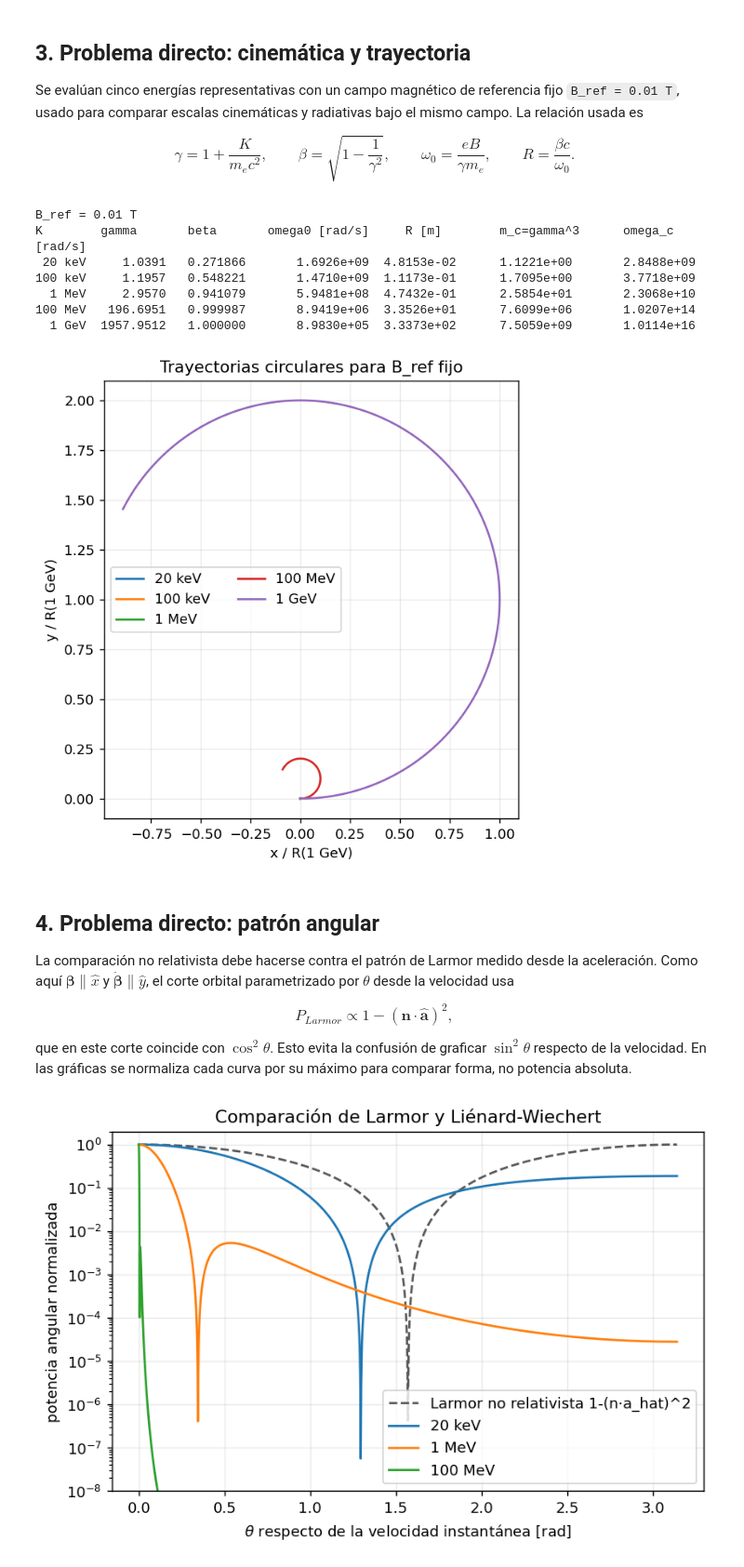
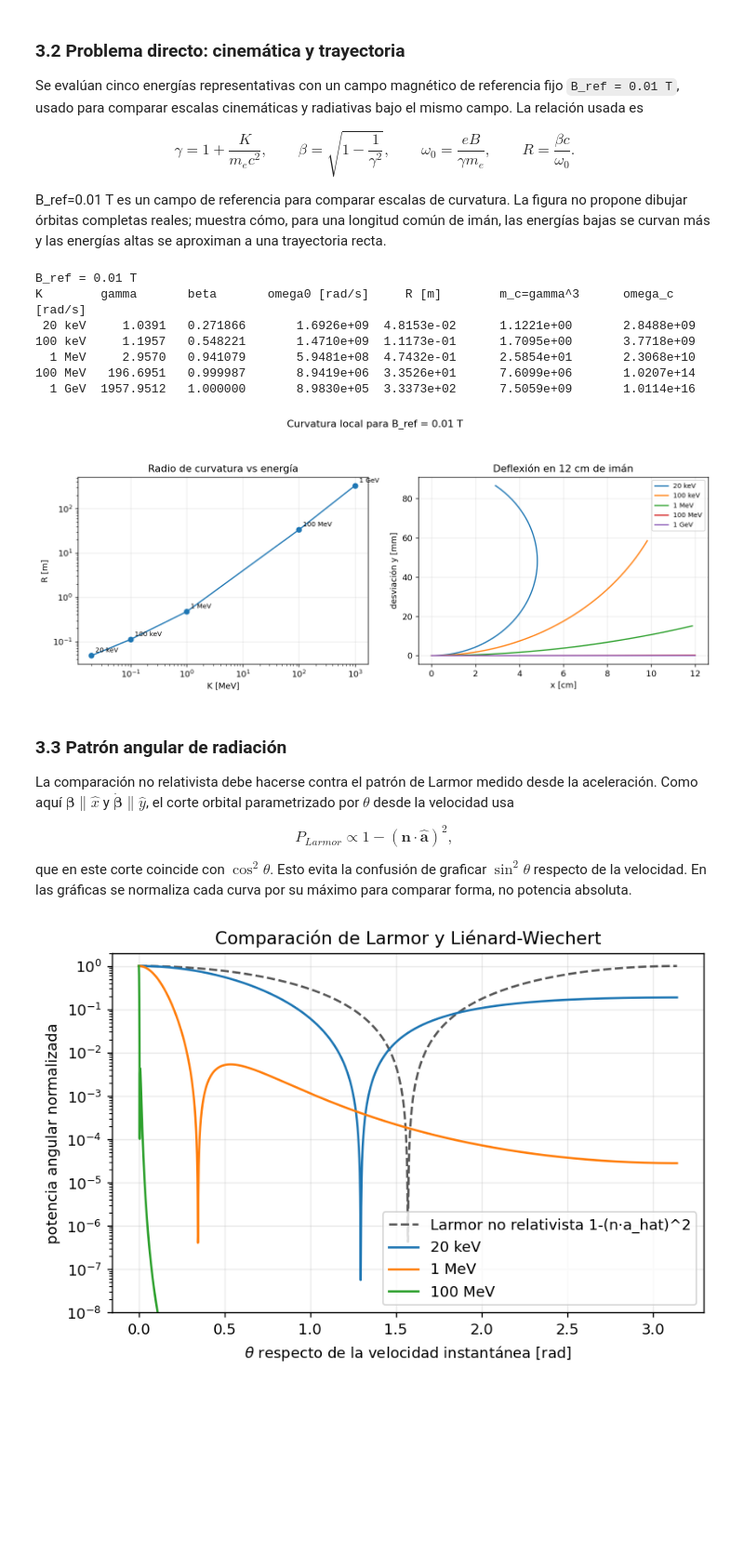
Before and after one commit to JuanJ27/Base, a Jupyter notebook: Python/electrodos/Electro2/Problema_computacional.ipynb, the cells around one changed output. Shown at 93% size. Cells and saved outputs as stored; diff of their text form; code cells hidden in the pictures; blank space fills up the shorter version.

```diff
--- a/Python/electrodos/Electro2/electro2.ipynb
+++ b/Python/electrodos/Electro2/Problema_computacional.ipynb
@@ -226,53 +305,65 @@ def adaptive_fwhm(gamma, theta_max=None, n_points=5001):
 
 assert adaptive_fwhm(80) < adaptive_fwhm(20) * 1.1
 # %% [markdown]
-## 3. Problema directo: cinemática y trayectoria
+### 3.2 Problema directo: cinemática y trayectoria
 
 Se evalúan cinco energías representativas con un campo magnético de referencia fijo `B_ref = 0.01 T`, usado para comparar escalas cinemáticas y radiativas bajo el mismo campo. La relación usada es
 
-$$\gamma=1+\frac{K}{m_ec^2},\qquad \beta=\sqrt{1-\frac{1}{\gamma^2}},\qquad \omega_0=\frac{eB}{\gamma m_e},\qquad R=\frac{\beta c}{\omega_0}.$$
+$$\gamma=1+\frac{K}{m_e c^2},\qquad \beta=\sqrt{1-\frac{1}{\gamma^2}},\qquad \omega_0=\frac{eB}{\gamma m_e},\qquad R=\frac{\beta c}{\omega_0}.$$
+
+B_ref=0.01 T es un campo de referencia para comparar escalas de curvatura. La figura no propone dibujar órbitas completas reales; muestra cómo, para una longitud común de imán, las energías bajas se curvan más y las energías altas se aproximan a una trayectoria recta.
 # %%
 energies_eV = np.array([20e3, 100e3, 1e6, 100e6, 1e9])
 energy_labels = [format_energy(K) for K in energies_eV]
 B_ref = 0.01
 
 gammas_E = gamma_from_kinetic_energy(energies_eV)
 betas_E = beta_from_gamma(gammas_E)
 omega0_E = orbital_frequency(B_ref, gammas_E)
 radii_E = orbit_radius(betas_E, omega0_E)
 mc_E = gammas_E**3
 omega_c_E = omega_critical(gammas_E, omega0_E)
 
 print(f"B_ref = {B_ref:g} T")
 print("K        gamma       beta       omega0 [rad/s]     R [m]        m_c=gamma^3      omega_c [rad/s]")
 for row in zip(energy_labels, gammas_E, betas_E, omega0_E, radii_E, mc_E, omega_c_E):
     print(f"{row[0]:>7} {row[1]:10.4f} {row[2]:10.6f} {row[3]:16.4e} {row[4]:11.4e} {row[5]:15.4e} {row[6]:16.4e}")
 
-fig, ax = plt.subplots(figsize=(7.2, 5.8))
-phase = np.linspace(0, 1.35*np.pi, 500)
+fig, (ax_scale, ax_bend) = plt.subplots(1, 2, figsize=(11.5, 4.8))
+
+ax_scale.loglog(energies_eV / 1e6, radii_E, marker="o")
+for label, K, R in zip(energy_labels, energies_eV, radii_E):
+    ax_scale.annotate(label, (K / 1e6, R), textcoords="offset points", xytext=(5, 4), fontsize=8)
+ax_scale.set_xlabel("K [MeV]")
+ax_scale.set_ylabel("R [m]")
+ax_scale.set_title("Radio de curvatura vs energía")
+
+s_max = 0.12
+s = np.linspace(0, s_max, 500)
 for label, R in zip(energy_labels, radii_E):
-    x = R * np.sin(phase)
-    y = R * (1 - np.cos(phase))
-    scale = radii_E[-1]
-    ax.plot(x / scale, y / scale, label=label)
-ax.set_aspect("equal", adjustable="box")
-ax.set_xlabel("x / R(1 GeV)")
-ax.set_ylabel("y / R(1 GeV)")
-ax.set_title("Trayectorias circulares para B_ref fijo")
-ax.legend(ncol=2)
+    x = R * np.sin(s / R)
+    y = R * (1 - np.cos(s / R))
+    ax_bend.plot(x * 100, y * 1000, label=label)
+ax_bend.set_xlabel("x [cm]")
+ax_bend.set_ylabel("desviación y [mm]")
+ax_bend.set_title("Deflexión en 12 cm de imán")
+ax_bend.legend(fontsize=8)
+
+fig.suptitle("Curvatura local para B_ref = 0.01 T")
+fig.tight_layout(rect=[0, 0, 1, 0.92])
 savefig("trajectory_direct_problem.png")
 plt.show()
 # %% [output]
 B_ref = 0.01 T
 K        gamma       beta       omega0 [rad/s]     R [m]        m_c=gamma^3      omega_c [rad/s]
  20 keV     1.0391   0.271866       1.6926e+09  4.8153e-02      1.1221e+00       2.8488e+09
 100 keV     1.1957   0.548221       1.4710e+09  1.1173e-01      1.7095e+00       3.7718e+09
   1 MeV     2.9570   0.941079       5.9481e+08  4.7432e-01      2.5854e+01       2.3068e+10
 100 MeV   196.6951   0.999987       8.9419e+06  3.3526e+01      7.6099e+06       1.0207e+14
   1 GeV  1957.9512   1.000000       8.9830e+05  3.3373e+02      7.5059e+09       1.0114e+16
-[figure, old version]
+[figure, new version]
 # %% [markdown]
-## 4. Problema directo: patrón angular
+### 3.3 Patrón angular de radiación
 
 La comparación no relativista debe hacerse contra el patrón de Larmor medido desde la aceleración. Como aquí $\boldsymbol\beta\parallel\hat{x}$ y $\dot{\boldsymbol\beta}\parallel\hat{y}$, el corte orbital parametrizado por $\theta$ desde la velocidad usa
 
```
Also changed, not shown: parts of 16 cells of this notebook, 8 other files.
